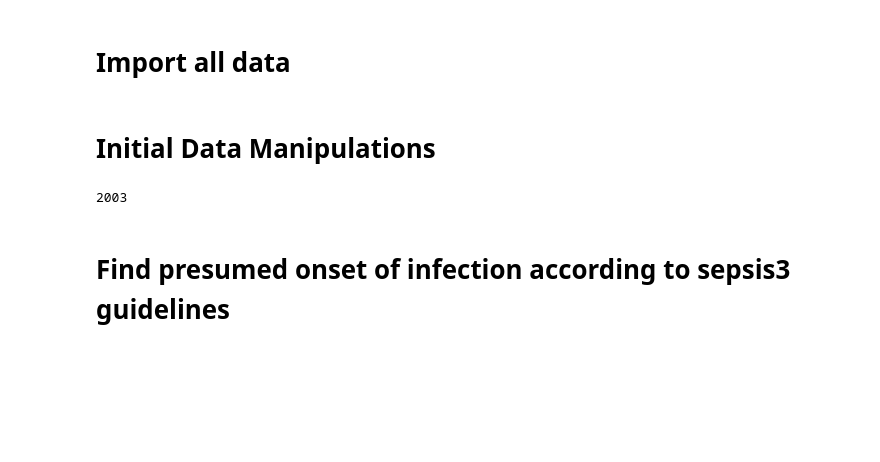
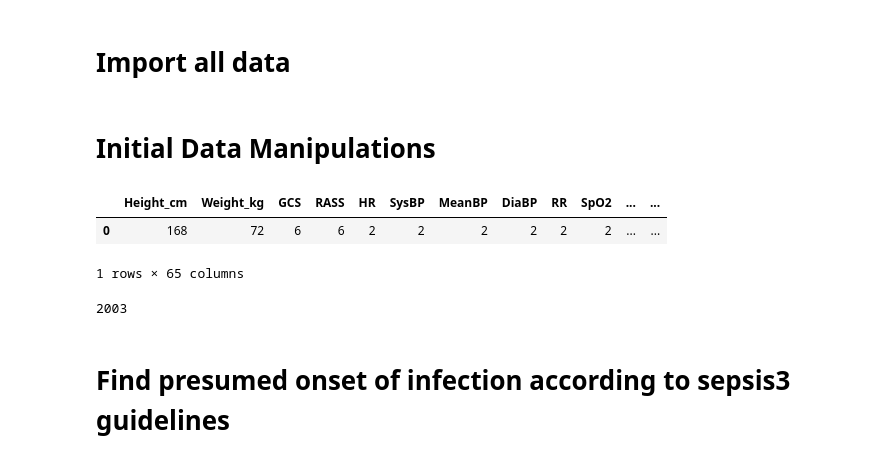
Before and after one commit to faaizT/AI_Clinician, a Jupyter notebook: AIClinician_sepsis3_def.ipynb, the cells around one changed output. Drawn from its saved outputs; the diff is of its cells as text; code cells hidden in the pictures; blank space fills up the shorter version.

```diff
--- a/AIClinician_sepsis3_def.ipynb
+++ b/AIClinician_sepsis3_def.ipynb
@@ -49,6 +49,16 @@ refvitals = pd.read_csv('/Users/faaiz/exportdir/Refvitals.csv', header=None)
 sample_and_hold = pd.read_csv('/Users/faaiz/exportdir/sample_and_hold.csv')
 # %% [markdown]
 # Initial Data Manipulations
+# %%
+# Change the headers of sample_and_hold to remove ''' '''
+for i in sample_and_hold:
+    sample_and_hold.rename(columns={i:i.replace("'","")}, inplace=True)
+
+sample_and_hold.head()
+# %% [output]
+|  | Height_cm | Weight_kg | GCS | RASS | HR | SysBP | MeanBP | DiaBP | RR | SpO2 | ... | ... |
+| 0 | 168 | 72 | 6 | 6 | 2 | 2 | 2 | 2 | 2 | 2 | ... | ... |
+1 rows × 65 columns
 # %%
 # if charttime is empty but chartdate isn't
 microbio.loc[microbio['charttime'].isnull(), 'charttime'] = microbio['chartdate']
```
Also changed, not shown: parts of 19 cells of this notebook.
